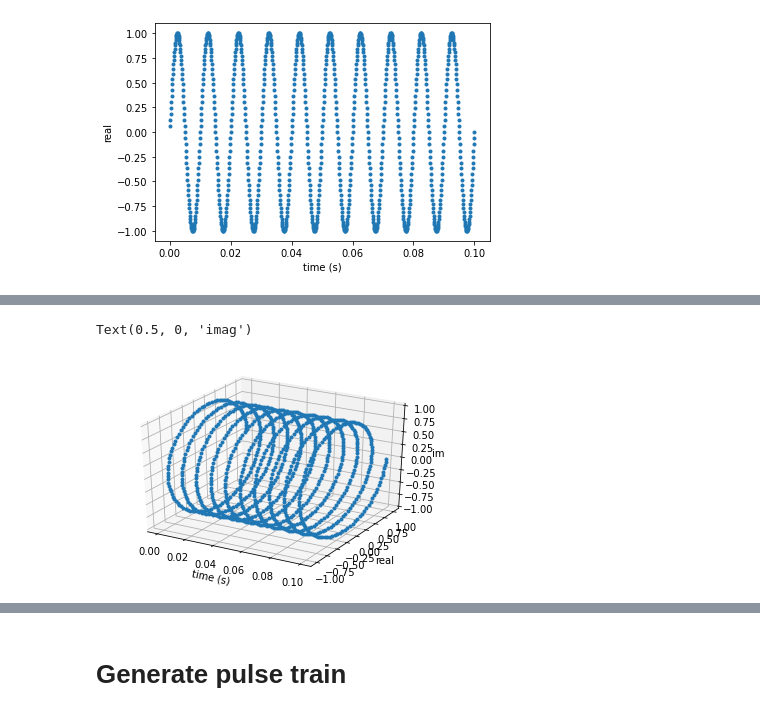
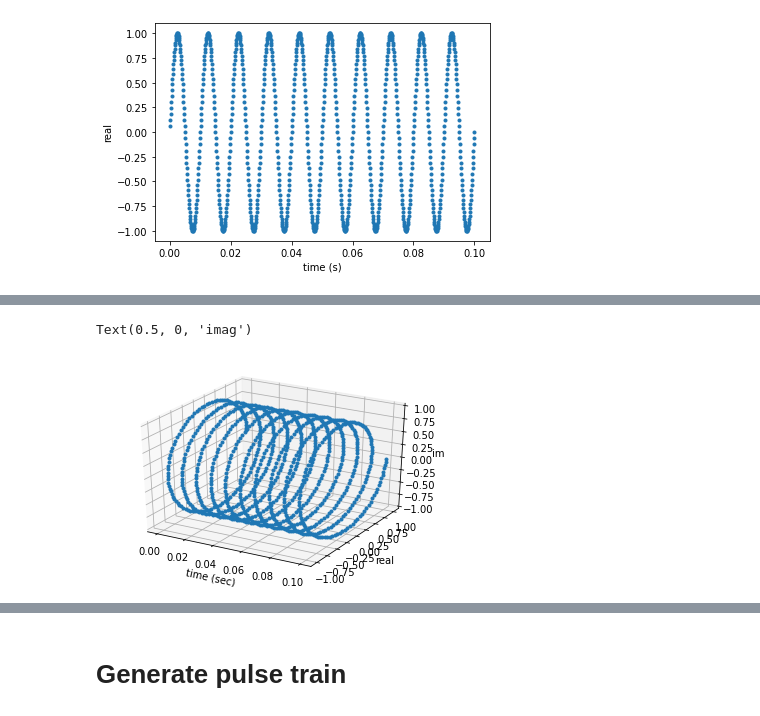
Before and after one commit to hsnam95/class2021Spring, a Jupyter notebook: sound.ipynb, the cells around one changed output, grey strips where cells are left out. Cells and saved outputs as stored; diff of their text form; code cells hidden in the pictures.

```diff
--- a/sound.ipynb
+++ b/sound.ipynb
@@ -42,13 +42,13 @@ c = np.exp(theta*1j)
 # %%
 fig = plt.figure()
 ax = plt.subplot(111, projection='3d')
 ax.plot(t[0:1000], c.real[0:1000], c.imag[0:1000], '.')
-ax.set_xlabel('time (s)')
+ax.set_xlabel('time (sec)')
 ax.set_ylabel('real')
 ax.set_zlabel('imag')
 # %% [output]
 Text(0.5, 0, 'imag')
-[figure, old version]
+[figure, new version]
 # %%
 import plotly.graph_objects as go
 import numpy as np
```
Also changed, not shown: parts of 1 cell of this notebook.
